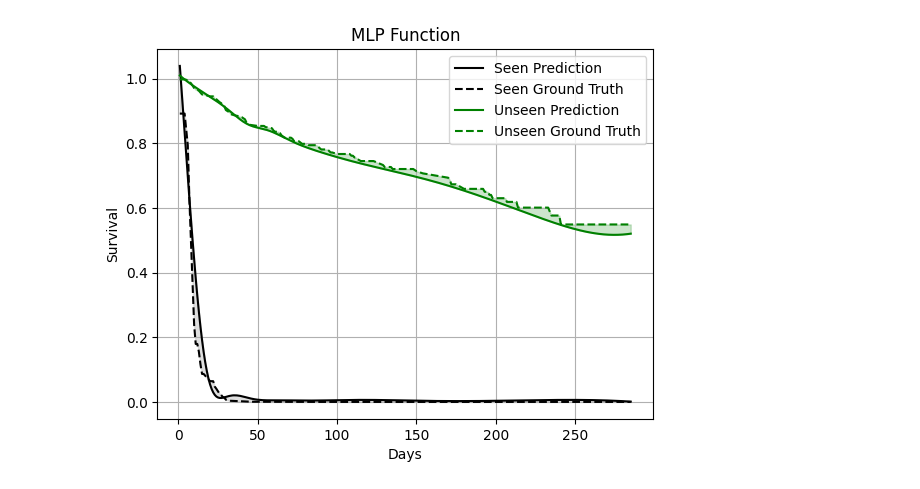
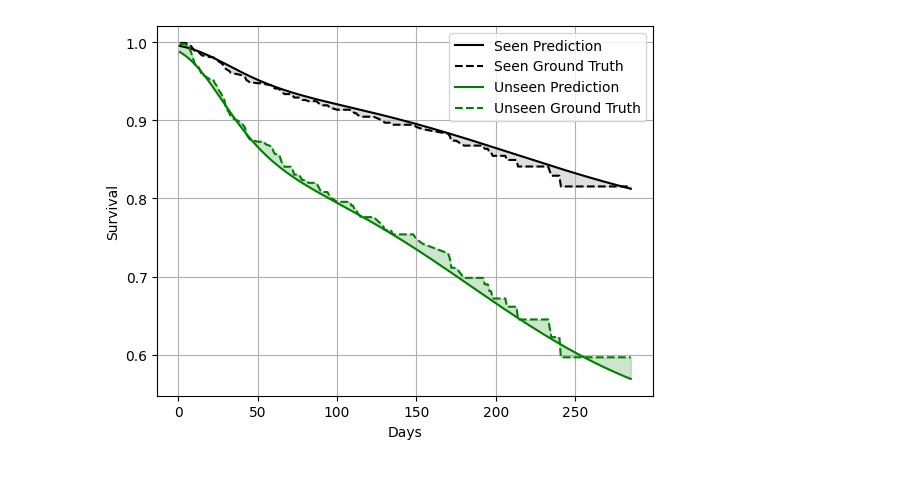
Before and after one commit to wglao/dsml_final_project, a Jupyter notebook: main_colab.ipynb, the cells around one changed output. Cells and saved outputs as stored; diff of their text form; code cells hidden in the pictures.

```diff
--- a/main_colab.ipynb
+++ b/main_colab.ipynb
@@ -42,38 +58,38 @@ from utils.train import naive_train, noisy_train_mlp, noisy_train_onet, noisy_tr
 torch.set_float32_matmul_precision('high')
 # %%
 HIDDEN_LAYERS = 3
-HIDDEN_SIZE = 320
+HIDDEN_SIZE = 64
 SEED = 5678
-NUM_EPOCHS = 2500
-PRINT_EVERY = 500
+NUM_EPOCHS = 3000
+PRINT_EVERY = 1000
 LEARNING_RATE = 1e-4
 BATCH_SIZE = 10
 WANDB = False
 DT = 1.
-NOISE_VAR = 0.01
+NOISE_VAR = 0.1
 
 torch.manual_seed(SEED)
 
 # branch and trunk nets
-BASIS_DIM = 96
+BASIS_DIM = 64
 
 branch_dict = {
-    "Net": Siren,
+    "Net": eMLP,
     "Args":{
-      "in_size": 13,
+      "in_size": 11,
       "hidden_size": HIDDEN_SIZE,
       "out_size": BASIS_DIM,
       "layers": HIDDEN_LAYERS,
-      "freq_mod": 30.
+      "act": F.gelu
     },
 }
 
 trunk_dict = {
-    "Net": SirenTrunk,
+    "Net": eTrunk,
     "Args":{
       "hidden_size": HIDDEN_SIZE,
       "basis_dims": BASIS_DIM,
       "layers": HIDDEN_LAYERS,
-      "freq_mod": 30.
+      "act": F.gelu
     },
 }
@@ -125,41 +264,41 @@ Epoch: 2499   Train: 127.50388576366284 (65.77700805664062)   Test: 144.05437723
 # %%
 # inference
 import matplotlib.pyplot as plt
-seen_patient, seen_truth = train_dataset[-10]
-unseen_patient, unseen_truth = test_dataset[-10]
+seen_patient, seen_truth = train_dataset[10]
+unseen_patient, unseen_truth = test_dataset[2]
 
 times = torch.linspace(0,1,285)[:,None].cuda()
-for model, model_type in zip([mlp_model, onet_model],["MLP Function", "Siren DeepONet"]):
-  model.eval()
+# for model, model_type in zip([mlp_model, onet_model],["MLP Function", "Gelu DeepONet"]):
+# for i, model in enumerate(model_list):
+model.eval()
+seen_pred = torch.as_tensor(model(seen_patient.cuda()[None,:], times, final_act=final_act))
+unseen_pred = torch.as_tensor(model(unseen_patient.cuda()[None,:], times, final_act=final_act))
 
-  seen_pred = torch.as_tensor(model(seen_patient.cuda()[None,:], times))
-  unseen_pred = torch.as_tensor(model(unseen_patient.cuda()[None,:], times))
-
-  if isinstance(seen_truth, torch.Tensor):
-    seen_truth = seen_truth.detach().numpy()
-    unseen_truth = unseen_truth.detach().numpy()
-  seen_pred = seen_pred.cpu().detach().numpy()
-  unseen_pred = unseen_pred.cpu().detach().numpy()
+if isinstance(seen_truth, torch.Tensor):
+  seen_truth = seen_truth.detach().numpy()
+  unseen_truth = unseen_truth.detach().numpy()
+seen_pred = seen_pred.cpu().detach().numpy()
+unseen_pred = unseen_pred.cpu().detach().numpy()
 
 
-  if len(seen_pred.shape) > 1:
-    seen_pred = np.reshape(seen_pred, (-1))
-    unseen_pred = np.reshape(unseen_pred, (-1))
+if len(seen_pred.shape) > 1:
+  seen_pred = np.reshape(seen_pred, (-1))
+  unseen_pred = np.reshape(unseen_pred, (-1))
 
-  fig, ax = plt.subplots(1,1)
-  days = np.arange(1,286)
-  ax.plot(days, seen_pred, "-k", label="Seen Prediction")
-  ax.plot(days, seen_truth, "--k", label="Seen Ground Truth")
-  ax.plot(days, unseen_pred, "-g", label="Unseen Prediction")
-  ax.plot(days, unseen_truth, "--g", label="Unseen Ground Truth")
-  ax.fill_between(days, np.min(np.vstack([seen_pred, seen_truth]), axis=0), np.max(np.vstack([seen_pred, seen_truth]), axis=0), color="silver", alpha=0.5)
-  ax.fill_between(days, np.min(np.vstack([unseen_pred, unseen_truth]), axis=0), np.max(np.vstack([unseen_pred, unseen_truth]), axis=0), color="green", alpha=0.2)
-  plt.grid(True)
-  plt.title(f"{model_type}")
-  plt.xlabel("Days")
-  plt.ylabel("Survival")
-  plt.legend(loc='best')
-  plt.savefig(f"{save_dir}/{NET_NAME}_inference.png")
-  plt.show()
+fig, ax = plt.subplots(1,1)
+days = np.arange(1,286)
+ax.plot(days, seen_pred, "-k", label="Seen Prediction")
+ax.plot(days, seen_truth, "--k", label="Seen Ground Truth")
+ax.plot(days, unseen_pred, "-g", label="Unseen Prediction")
+ax.plot(days, unseen_truth, "--g", label="Unseen Ground Truth")
+ax.fill_between(days, np.min(np.vstack([seen_pred, seen_truth]), axis=0), np.max(np.vstack([seen_pred, seen_truth]), axis=0), color="silver", alpha=0.5)
+ax.fill_between(days, np.min(np.vstack([unseen_pred, unseen_truth]), axis=0), np.max(np.vstack([unseen_pred, unseen_truth]), axis=0), color="green", alpha=0.2)
+plt.grid(True)
+# plt.title(f"Fold {i}")
+plt.xlabel("Days")
+plt.ylabel("Survival")
+plt.legend(loc='best')
+plt.savefig(f"{save_dir}/{NET_NAME}_inference.png")
+plt.show()
 # %% [output]
-[figure, old version]
+[figure, new version]
```
Also changed, not shown: parts of 17 cells of this notebook.
